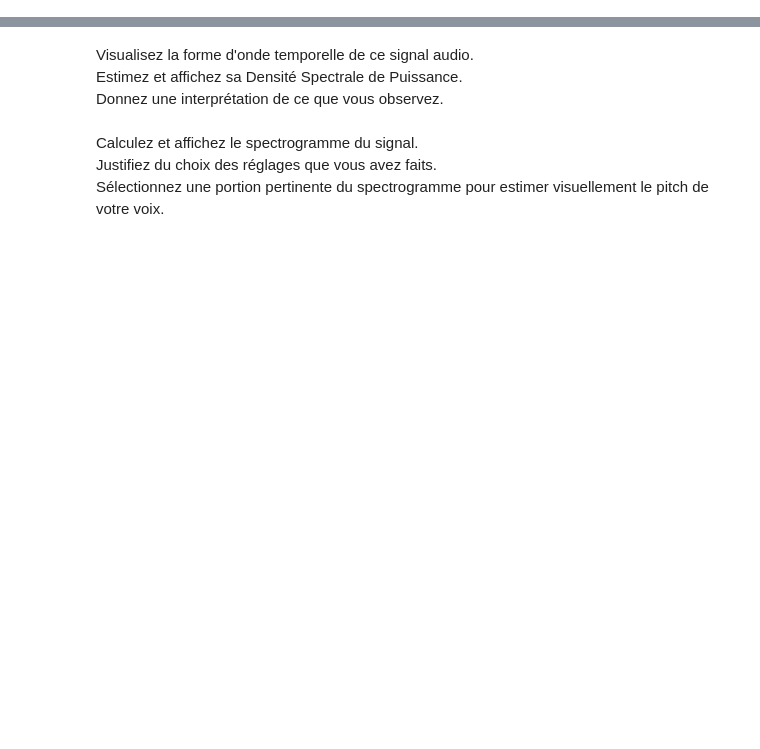
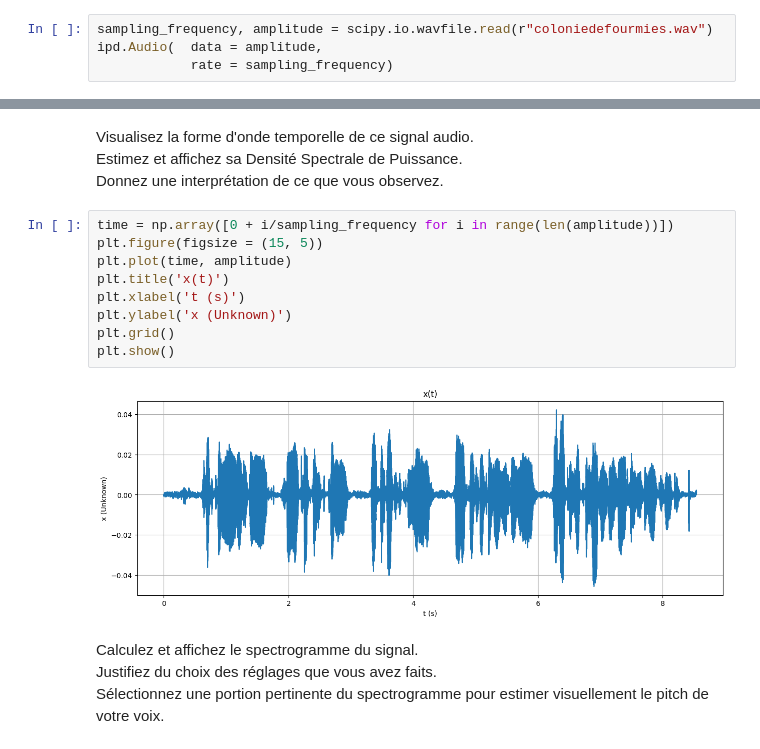
Before and after one commit to TheoBSG/MVA_signal, a Jupyter notebook: TP1/dlts-tp1.ipynb, the cells around one changed output, grey strips where cells are left out. Cells and saved outputs as stored; diff of their text form; blank space fills up the shorter version.

```diff
--- a/TP1/dlts-tp1.ipynb
+++ b/TP1/dlts-tp1.ipynb
@@ -39,3 +39,7 @@ import IPython.display as ipd
   <br>
  Importez le avec scipy.io.wavfile.read et écoutez le dans le notebook avec IPython.display.Audio
 </div>
+# %%
+sampling_frequency, amplitude = scipy.io.wavfile.read(r"coloniedefourmies.wav")
+ipd.Audio(  data = amplitude,
+            rate = sampling_frequency)
@@ -44,6 +50,17 @@ import IPython.display as ipd
 Estimez et affichez sa Densité Spectrale de Puissance. <br>
 Donnez une interprétation de ce que vous observez.
     </div>
+# %%
+time = np.array([0 + i/sampling_frequency for i in range(len(amplitude))])
+plt.figure(figsize = (15, 5))
+plt.plot(time, amplitude)
+plt.title('x(t)')
+plt.xlabel('t (s)')
+plt.ylabel('x (Unknown)')
+plt.grid()
+plt.show()
+# %% [output]
+[figure, added]
 # %% [markdown]
 <div class=consignes> Calculez et affichez le spectrogramme du signal. <br>
 Justifiez du choix des réglages que vous avez faits. <br>
```
Also changed, not shown: parts of 4 cells of this notebook.
